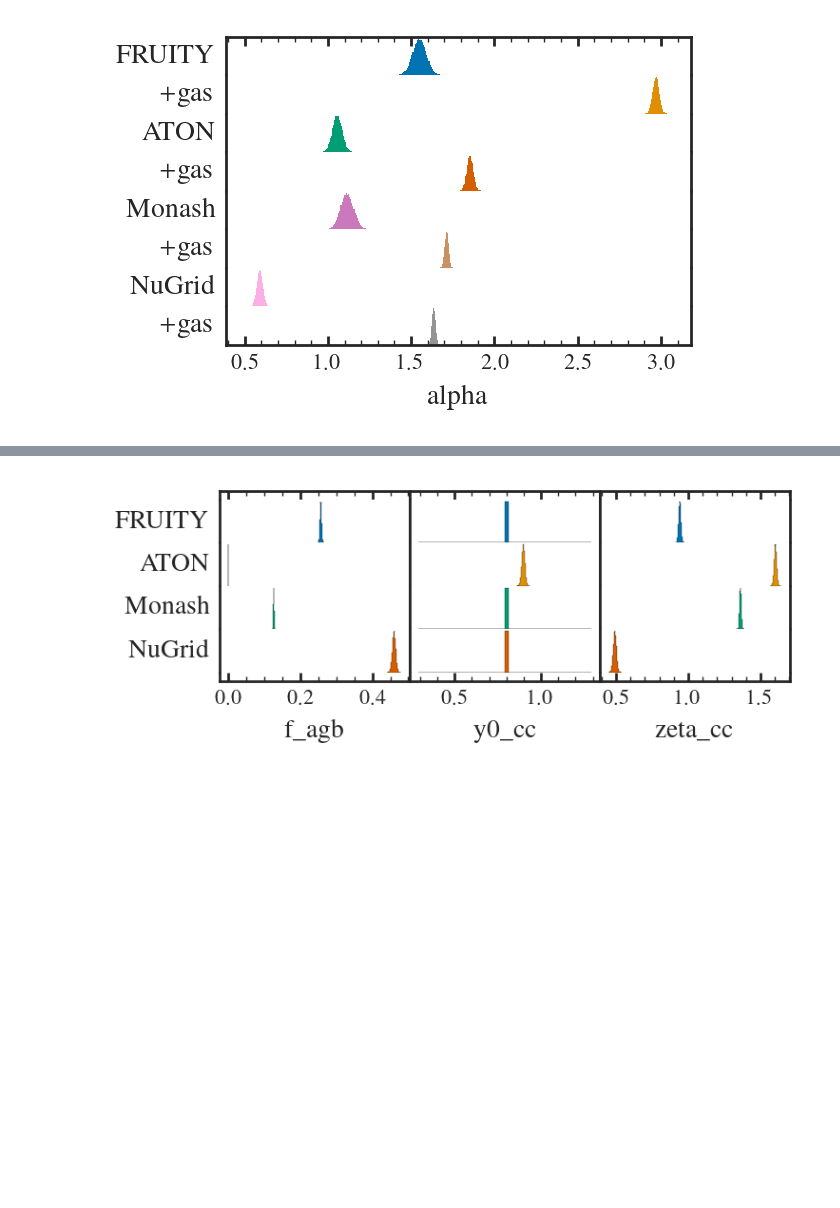
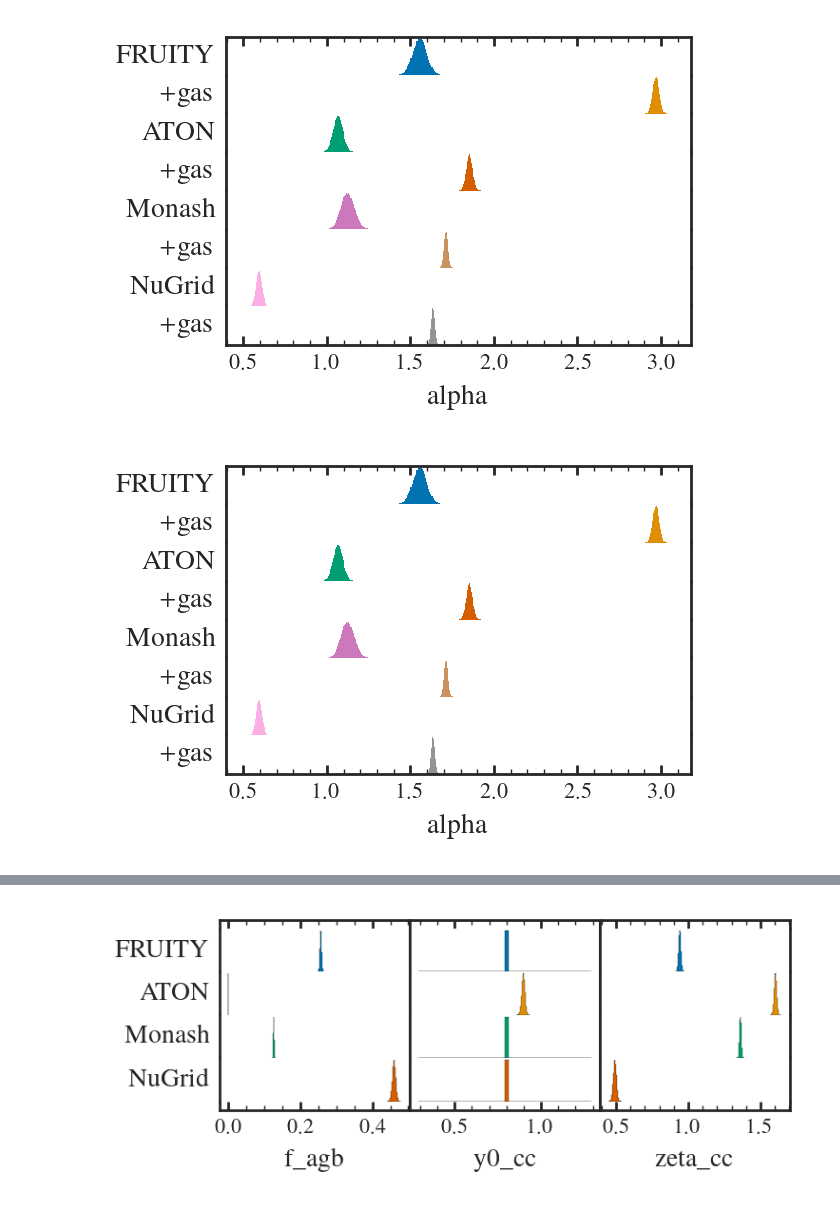
Before and after one commit to aeyobd/surp, a Jupyter notebook: carbon_paper/mcmc_results.ipynb, the cells around one changed output, grey strips where cells are left out. Drawn from its saved outputs; the diff is of its cells as text; code cells hidden in the pictures; blank space fills up the shorter version.

```diff
--- a/carbon_paper/mcmc_results.ipynb
+++ b/carbon_paper/mcmc_results.ipynb
@@ -366,6 +406,10 @@ plot_labels = {
 compare_param_hists(results, plot_labels, "alpha")
 # %% [output]
 [figure]
+# %%
+compare_param_hists(results, plot_labels, "alpha")
+# %% [output]
+[figure, added]
 # %%
 compare_param_hists(results, plot_labels, "f_agb")
 # %% [output]
```
Also changed, not shown: parts of 11 cells of this notebook, 9 other files.
